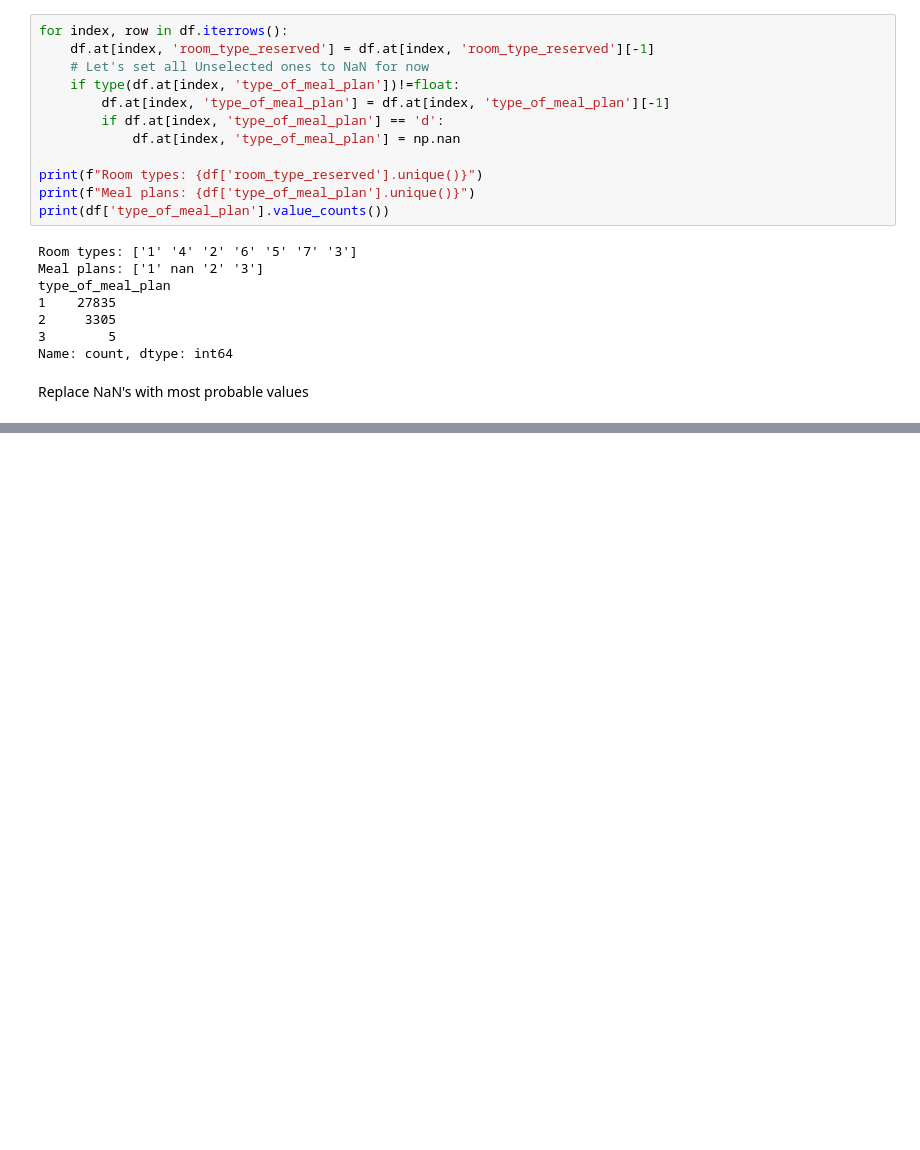
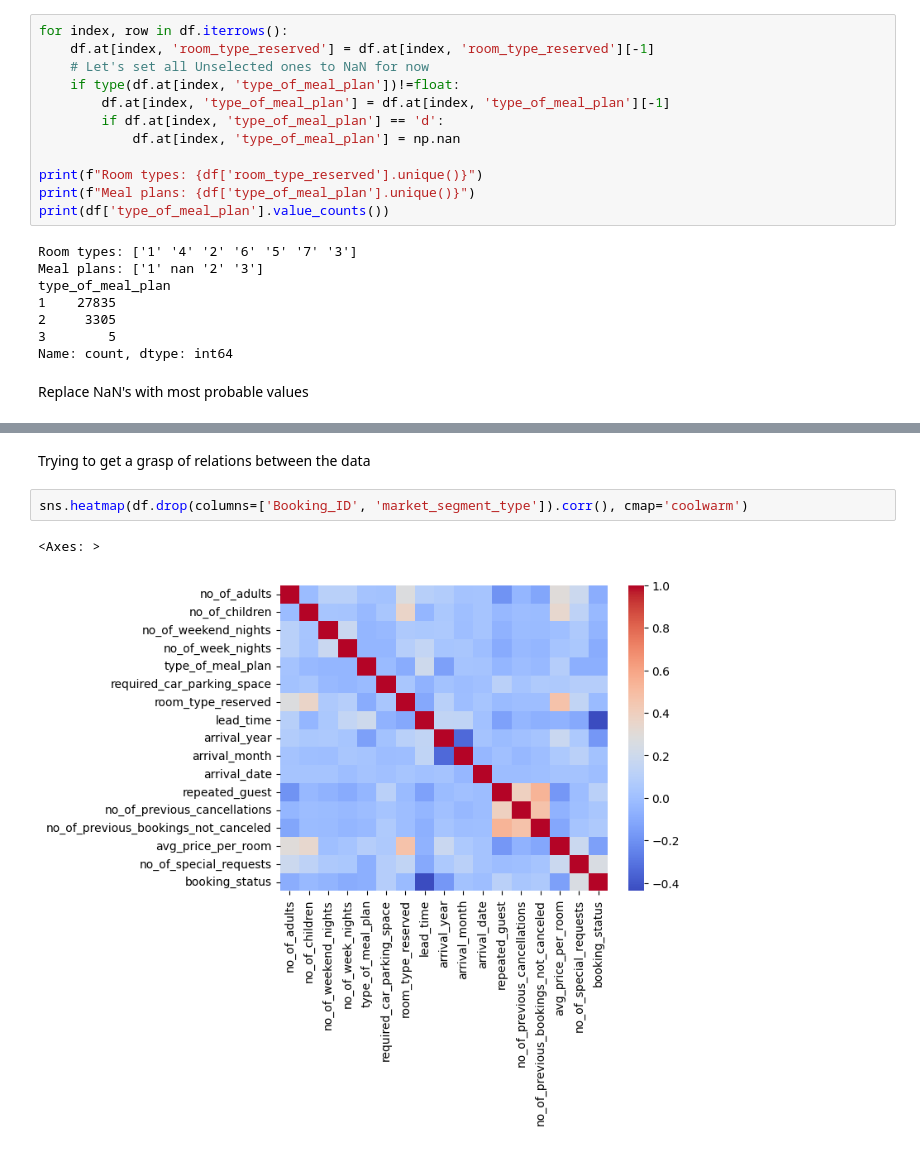
Before and after one commit to mateuszel/Hotel-Reservations-ML, a Jupyter notebook: data_analysis.ipynb, the cells around one changed output, grey strips where cells are left out. Saved outputs shown, nothing was run; the diff lists cells and outputs as text; blank space fills up the shorter version.

```diff
--- a/data_analysis.ipynb
+++ b/data_analysis.ipynb
@@ -112 +112,8 @@ type_of_meal_plan
 Name: count, dtype: int64
+# %% [markdown]
+Trying to get a grasp of relations between the data
+# %%
+sns.heatmap(df.drop(columns=['Booking_ID', 'market_segment_type']).corr(), cmap='coolwarm')
+# %% [output]
+<Axes: >
+[figure, added]
```
Also changed, not shown: parts of 2 cells of this notebook.
